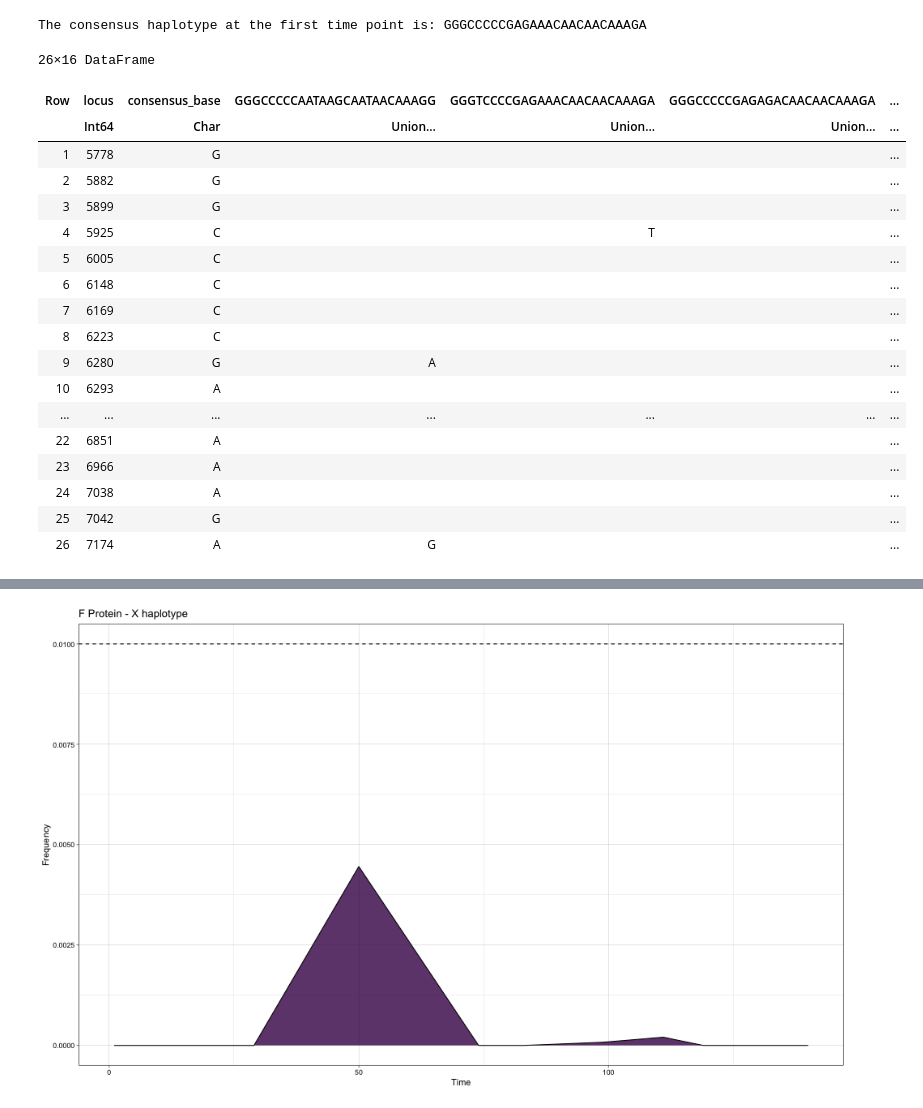
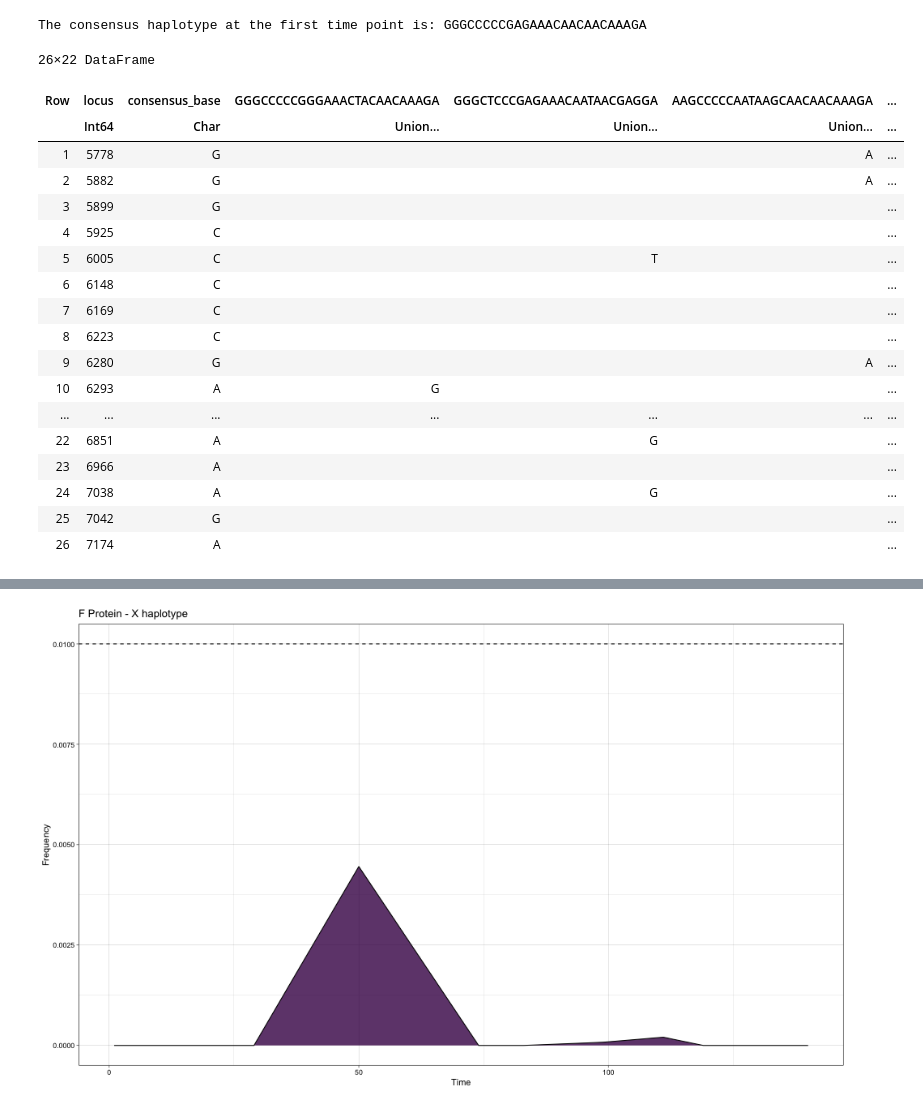
Before and after one commit to ewanwsmith/RSV_haplotype_reconstruction, a Jupyter notebook: src/haplotypes.ipynb, the cells around one changed output, grey strips where cells are left out. Saved outputs shown, nothing was run; the diff lists cells and outputs as text; code cells hidden in the pictures.

```diff
--- a/src/haplotypes.ipynb
+++ b/src/haplotypes.ipynb
@@ -220,17 +229,19 @@ println("The consensus haplotype at the first time point is: $consensus")
 # %% [output]
 The consensus haplotype at the first time point is: GGGCCCCCGAGAAACAACAACAAAGA
 # %%
-# create mutation annotations for each haplotype
+using DataFrames
 
-# path to single_locus_trajectories file
+# Path to the single_locus_trajectories file
 sl_traj_path = "/Users/e.smith.5/Documents/PhD/RSV_project/RSV_haplotype_reconstruction/data/samfire/single_locus_trajectories/by_protein/single_locus_trajectories10_F_Fusion_protein.out"
-names_path = "/Users/e.smith.5/Documents/PhD/RSV_project/RSV_haplotype_reconstruction/data/Blanche/F/Consensus0_F_14_haplotypes.txt"
 
-# Read the .txt file containing the haplotype names
-names = DataFrame(Haplotype=readlines(names_path))
+# Assuming haps is already loaded as a DataFrame
+# Extract the unique values from the Haplotype column
+names = unique(haps.Haplotype)
 
-# Function to load the first column from the .out file into a DataFrame
-# Function to create the loci DataFrame and add haplotype columns based on the `names` DataFrame
+# Convert these unique values to a DataFrame
+names_df = DataFrame(Haplotype = names)
+
+# Define the function to create the loci DataFrame
 function create_base_loci(filepath::String, consensus::String, names::DataFrame)
     # Initialize an empty Set to store unique first column integers
     first_column_set = Set{Int}()
@@ -251,55 +262,55 @@ function create_base_loci(filepath::String, consensus::String, names::DataFrame)
         error("The length of the consensus string must match the number of unique loci.")
     end
 
     # Create a DataFrame with the extracted unique integers and the consensus_base
     loci = DataFrame(locus = first_column_vector, consensus_base = collect(consensus))
 
     # Iterate over each row in the names DataFrame
     for row in eachrow(names)
         haplotype_string = row[:Haplotype]  # Get the sequence string from the Haplotype column
-        column_name = haplotype_string  # Use the haplotype string as the column name
+        column_name = Symbol(haplotype_string)  # Use the haplotype string as the column name
 
         # Initialize the new column with empty strings
         new_column = Vector{Union{Char, Nothing}}(nothing, length(loci.consensus_base))
 
         # Fill the new column, skipping matches with the consensus
         for j in 1:length(haplotype_string)
             if haplotype_string[j] != loci.consensus_base[j]
                 new_column[j] = haplotype_string[j]
             end
         end
 
         # Add the new column to the loci DataFrame
-        loci[!, Symbol(column_name)] = new_column
+        loci[!, column_name] = new_column
     end
 
     return loci
 end
 
 # Load the first row of the single_locus_trajectories file
-loci = create_base_loci(sl_traj_path, consensus, names)
+loci = create_base_loci(sl_traj_path, consensus, names_df)
 
 loci
 # %% [output]
-26×16 DataFrame
+26×22 DataFrame
-| Row | locus | consensus_base | GGGCCCCCAATAAGCAATAACAAAGG | GGGTCCCCGAGAAACAACAACAAAGA | GGGCCCCCGAGAGACAACAACAAAGA | ... |
+| Row | locus | consensus_base | GGGCCCCCGGGAAACTACAACAAAGA | GGGCTCCCGAGAAACAATAACGAGGA | AAGCCCCCAATAAGCAACAACAAAGA | ... |
 |  | Int64 | Char | Union… | Union… | Union… | ... |
-| 1 | 5778 | G |  |  |  | ... |
-| 2 | 5882 | G |  |  |  | ... |
+| 1 | 5778 | G |  |  | A | ... |
+| 2 | 5882 | G |  |  | A | ... |
 | 3 | 5899 | G |  |  |  | ... |
-| 4 | 5925 | C |  | T |  | ... |
-| 5 | 6005 | C |  |  |  | ... |
+| 4 | 5925 | C |  |  |  | ... |
+| 5 | 6005 | C |  | T |  | ... |
 | 6 | 6148 | C |  |  |  | ... |
 | 7 | 6169 | C |  |  |  | ... |
 | 8 | 6223 | C |  |  |  | ... |
-| 9 | 6280 | G | A |  |  | ... |
-| 10 | 6293 | A |  |  |  | ... |
+| 9 | 6280 | G |  |  | A | ... |
+| 10 | 6293 | A | G |  |  | ... |
 | ... | ... | ... | ... | ... | ... | ... |
-| 22 | 6851 | A |  |  |  | ... |
+| 22 | 6851 | A |  | G |  | ... |
 | 23 | 6966 | A |  |  |  | ... |
-| 24 | 7038 | A |  |  |  | ... |
+| 24 | 7038 | A |  | G |  | ... |
 | 25 | 7042 | G |  |  |  | ... |
-| 26 | 7174 | A | G |  |  | ... |
+| 26 | 7174 | A |  |  |  | ... |
 # %%
 # create dataframe of variant positions per haplotype
 
```
Also changed, not shown: parts of 14 cells of this notebook, 8 other files.
